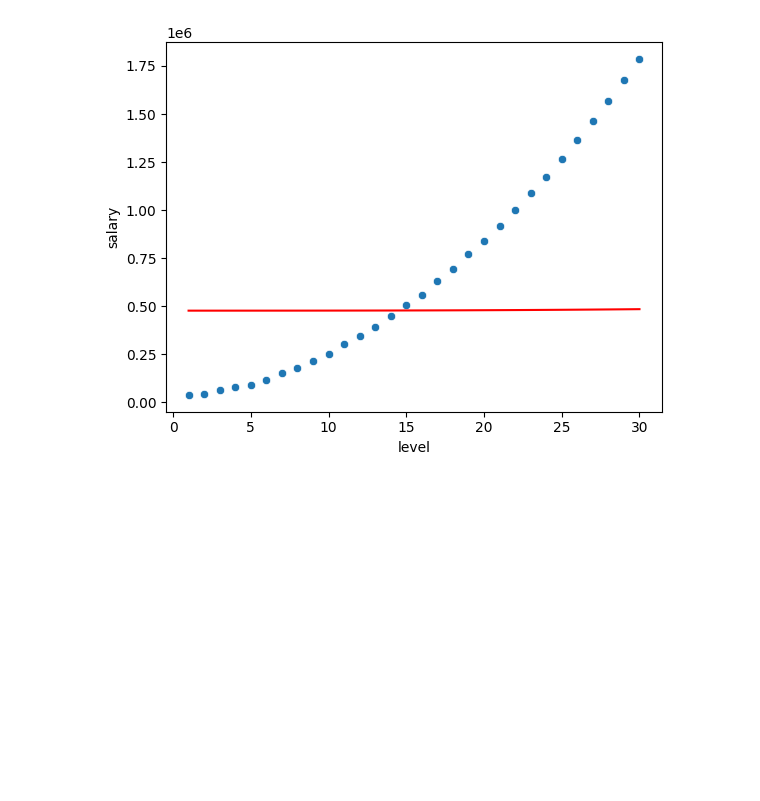
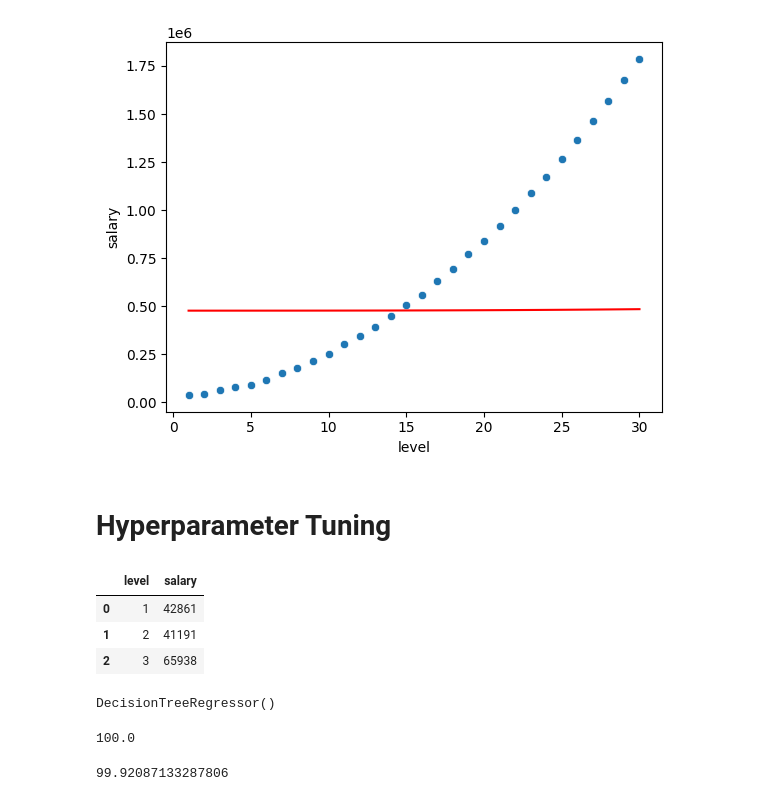
Before and after one commit to jaskiratbudhmaan-ship-it/LocalRepo, a Jupyter notebook: Machine_Learning_3.ipynb, the cells around one changed output. Cells and saved outputs as stored; diff of their text form; code cells hidden in the pictures; blank space fills up the shorter version.

```diff
--- a/Machine_Learning_3.ipynb
+++ b/Machine_Learning_3.ipynb
@@ -560,3 +560,5 @@ plt.plot(dataset["level"],svr3.predict(x),color="red")
 plt.show()
 # %% [output]
 [figure]
+# %% [markdown]
+# Hyperparameter Tuning
@@ -562,0 +567,8 @@ plt.show()
+# %%
+dataset = pd.read_csv("polynomial.csv")
+dataset.head(3)
+# %% [output]
+|  | level | salary |
+| 0 | 1 | 42861 |
+| 1 | 2 | 41191 |
+| 2 | 3 | 65938 |
@@ -562,0 +581,14 @@ plt.show()
+# %%
+from sklearn.tree import DecisionTreeRegressor
+dt = DecisionTreeRegressor()
+dt.fit(x_train,y_train)
+# %% [output]
+DecisionTreeRegressor()
+# %%
+dt.score(x_train,y_train)*100
+# %% [output]
+100.0
+# %%
+dt.score(x_test,y_test)*100
+# %% [output]
+99.92087133287806
```
Also changed, not shown: parts of 19 cells of this notebook.
